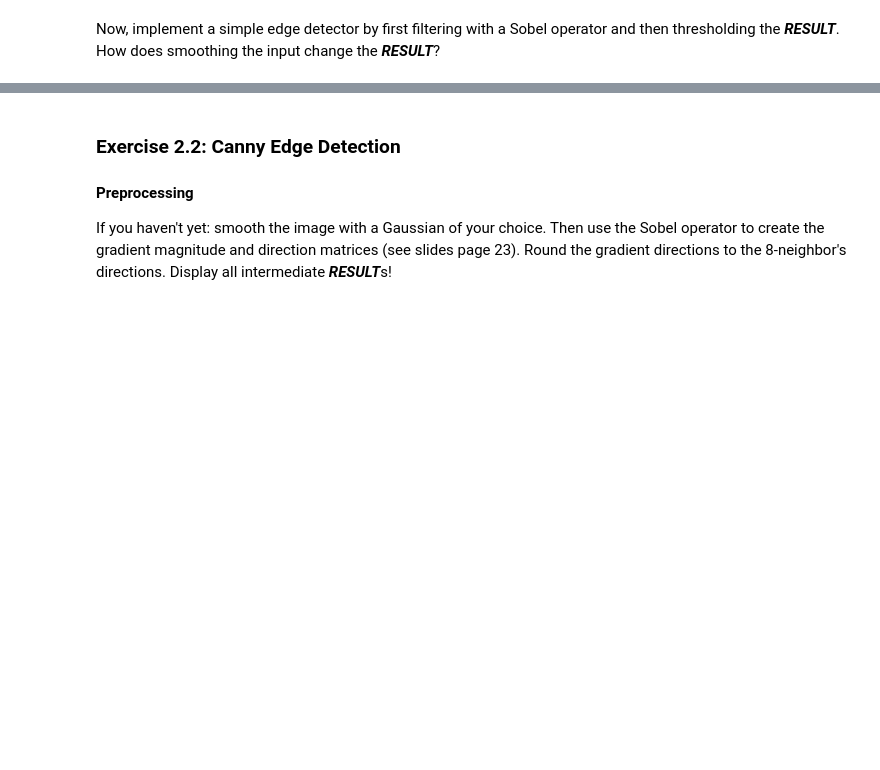
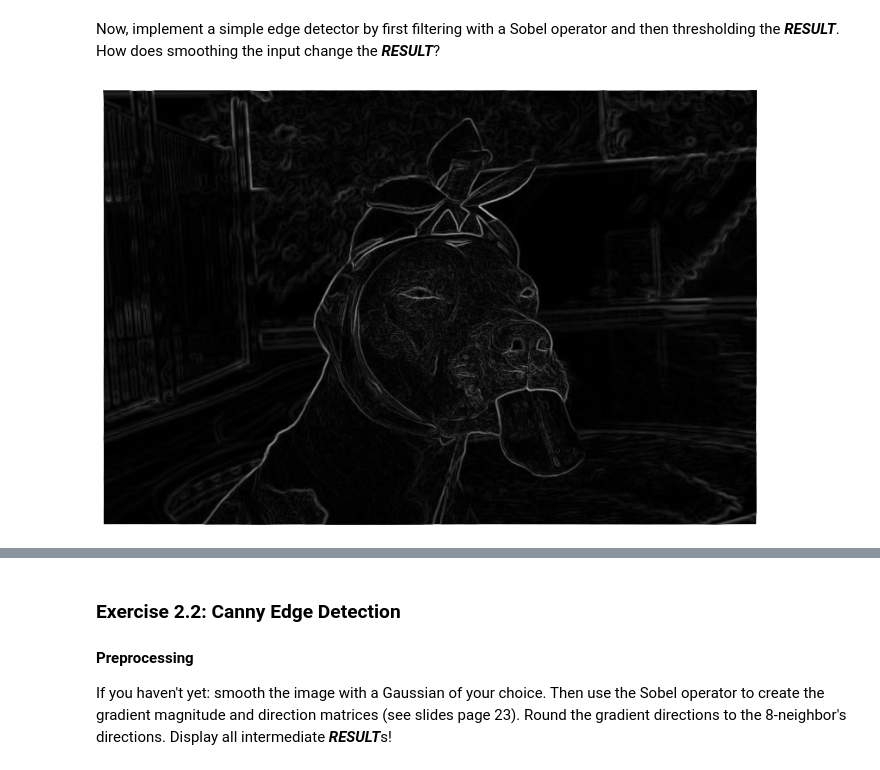
Before and after one commit to RaimiSol/cv2122_assignments, a Jupyter notebook: solutions/raimi_solves_assignment01.ipynb, the cells around one changed output, grey strips where cells are left out. Saved outputs shown, nothing was run; the diff lists cells and outputs as text; code cells hidden in the pictures; blank space fills up the shorter version.

```diff
--- a/solutions/raimi_solves_assignment01.ipynb
+++ b/solutions/raimi_solves_assignment01.ipynb
@@ -417,2 +435,25 @@ gaussian_kernel(3,5)
 # %% [markdown]
 Now, implement a simple edge detector by first filtering with a Sobel operator and then thresholding the ***RESULT***. How does smoothing the input change the ***RESULT***?
+# %%
+SOBEL_X = np.array([[-1, 0, 1], [-2, 0, 2], [-1, 0, 1]], np.float32)
+SOBEL_Y = np.array([[1, 2, 1], [0, 0, 0], [-1, -2, -1]], np.float32)
+
+def apply_sobel(img):
+    img_x = conv2d(img, SOBEL_X)
+    img_y = conv2d(img, SOBEL_Y)
+
+    magnitude = np.hypot(img_x, img_y)
+    magnitude_normalized = magnitude / magnitude.max() *255
+    directions = np.arctan2(img_x, img_y)
+    return magnitude_normalized, directions
+# %%
+# without smoothing
+image_sobel, _ = apply_sobel(image)
+# thresholding
+image_sobel[image_sobel<0.2]=0
+plt.figure(figsize=(12,8))
+plt.imshow(image_sobel, cmap=plt.cm.gray)
+plt.axis("off")
+plt.show()
+# %% [output]
+[figure, added]
```
Also changed, not shown: parts of 9 cells of this notebook, 2 other files.
